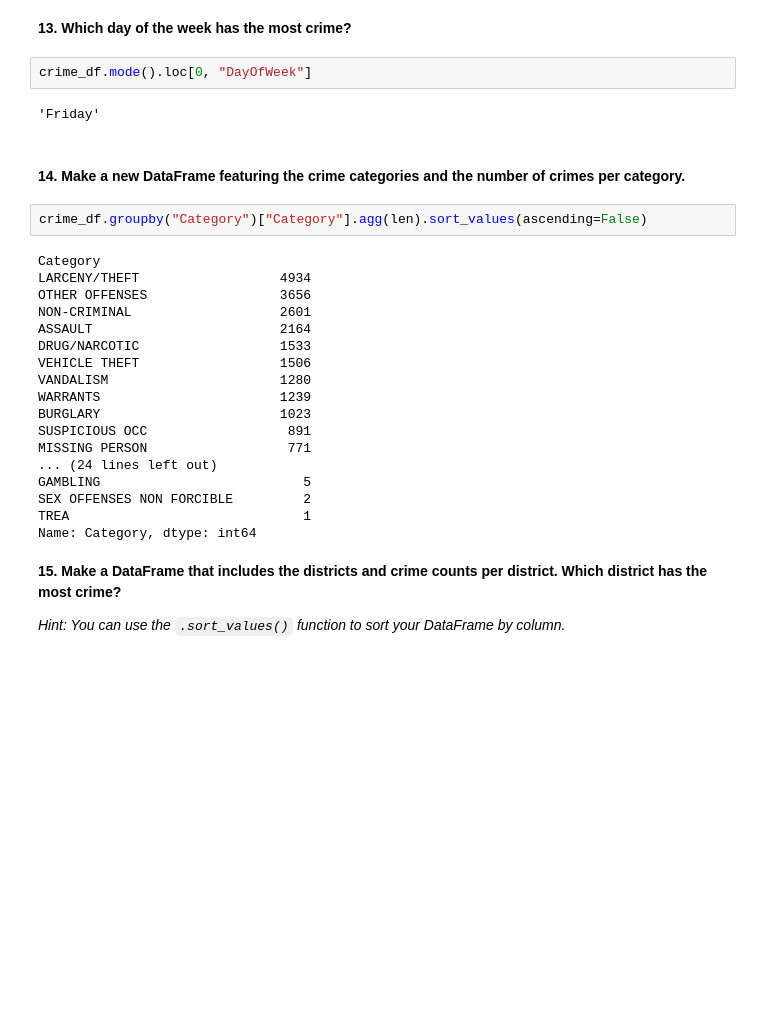
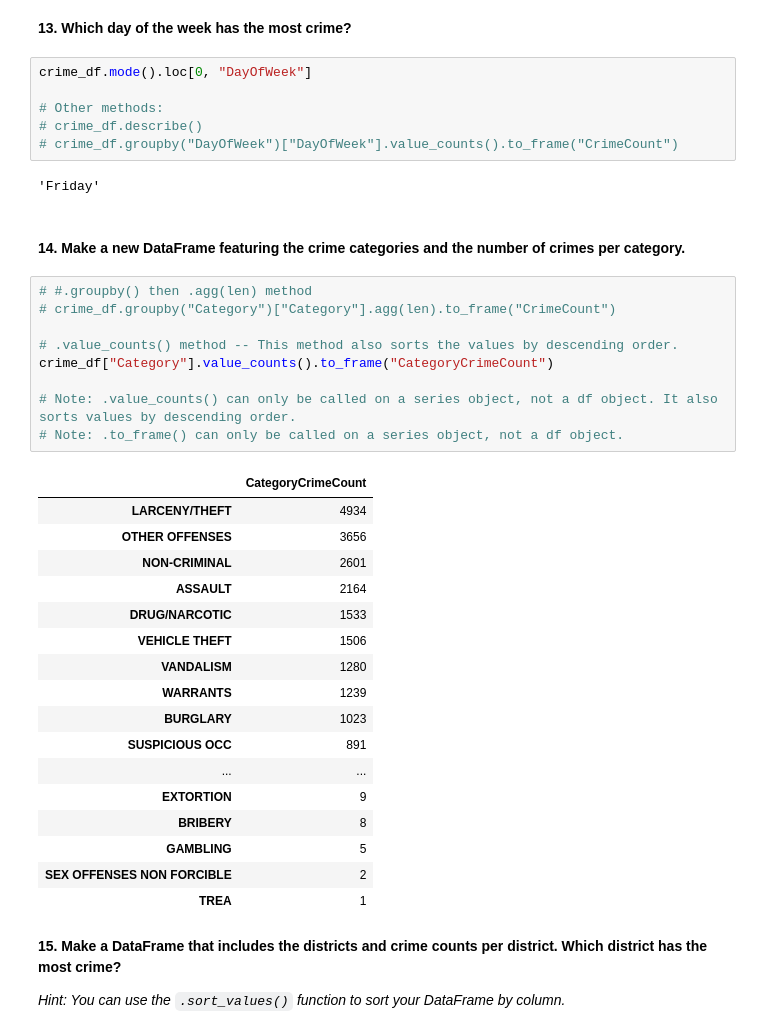
Before and after one commit to xmddy/jt-dsi-labs, a Jupyter notebook: pandas-data_in_pandas_intro-lab-master/intro-to-pandas-review.ipynb, the cells around one changed output. Saved outputs shown, nothing was run; the diff lists cells and outputs as text; blank space fills up the shorter version.

```diff
--- a/pandas-data_in_pandas_intro-lab-master/intro-to-pandas-review.ipynb
+++ b/pandas-data_in_pandas_intro-lab-master/intro-to-pandas-review.ipynb
@@ -166,30 +183,41 @@ array(['BAYVIEW', 'NORTHERN', 'SOUTHERN', 'TARAVAL', 'MISSION',
 **13. Which day of the week has the most crime?**
 # %%
 crime_df.mode().loc[0, "DayOfWeek"]
+
+# Other methods:
+# crime_df.describe()
+# crime_df.groupby("DayOfWeek")["DayOfWeek"].value_counts().to_frame("CrimeCount")
 # %% [output]
 'Friday'
 # %% [markdown]
 #### 14. Make a new DataFrame featuring the crime categories and the number of crimes per category.
-# %%
-crime_df.groupby("Category")["Category"].agg(len).sort_values(ascending=False)
-# %% [output]
-Category
-LARCENY/THEFT                  4934
-OTHER OFFENSES                 3656
-NON-CRIMINAL                   2601
-ASSAULT                        2164
-DRUG/NARCOTIC                  1533
-VEHICLE THEFT                  1506
-VANDALISM                      1280
-WARRANTS                       1239
-BURGLARY                       1023
-SUSPICIOUS OCC                  891
-MISSING PERSON                  771
-... (24 lines left out)
-GAMBLING                          5
-SEX OFFENSES NON FORCIBLE         2
-TREA                              1
-Name: Category, dtype: int64
+# %%
+# #.groupby() then .agg(len) method
+# crime_df.groupby("Category")["Category"].agg(len).to_frame("CrimeCount")
+
+# .value_counts() method -- This method also sorts the values by descending order.
+crime_df["Category"].value_counts().to_frame("CategoryCrimeCount")
+
+# Note: .value_counts() can only be called on a series object, not a df object. It also sorts values by descending order.
+# Note: .to_frame() can only be called on a series object, not a df object.
+# %% [output]
+|  | CategoryCrimeCount |
+| LARCENY/THEFT | 4934 |
+| OTHER OFFENSES | 3656 |
+| NON-CRIMINAL | 2601 |
+| ASSAULT | 2164 |
+| DRUG/NARCOTIC | 1533 |
+| VEHICLE THEFT | 1506 |
+| VANDALISM | 1280 |
+| WARRANTS | 1239 |
+| BURGLARY | 1023 |
+| SUSPICIOUS OCC | 891 |
+| ... | ... |
+| EXTORTION | 9 |
+| BRIBERY | 8 |
+| GAMBLING | 5 |
+| SEX OFFENSES NON FORCIBLE | 2 |
+| TREA | 1 |
 # %% [markdown]
 **15. Make a DataFrame that includes the districts and crime counts per district. Which district has the most crime?**
 
```
Also changed, not shown: parts of 6 cells of this notebook.
